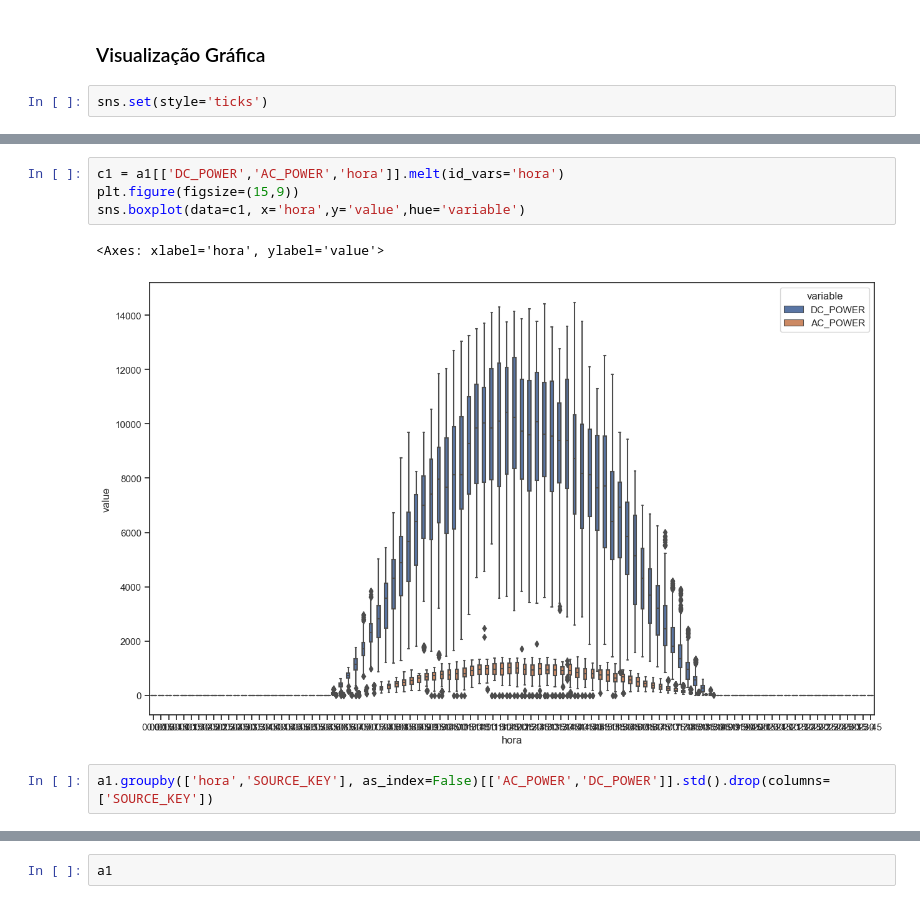
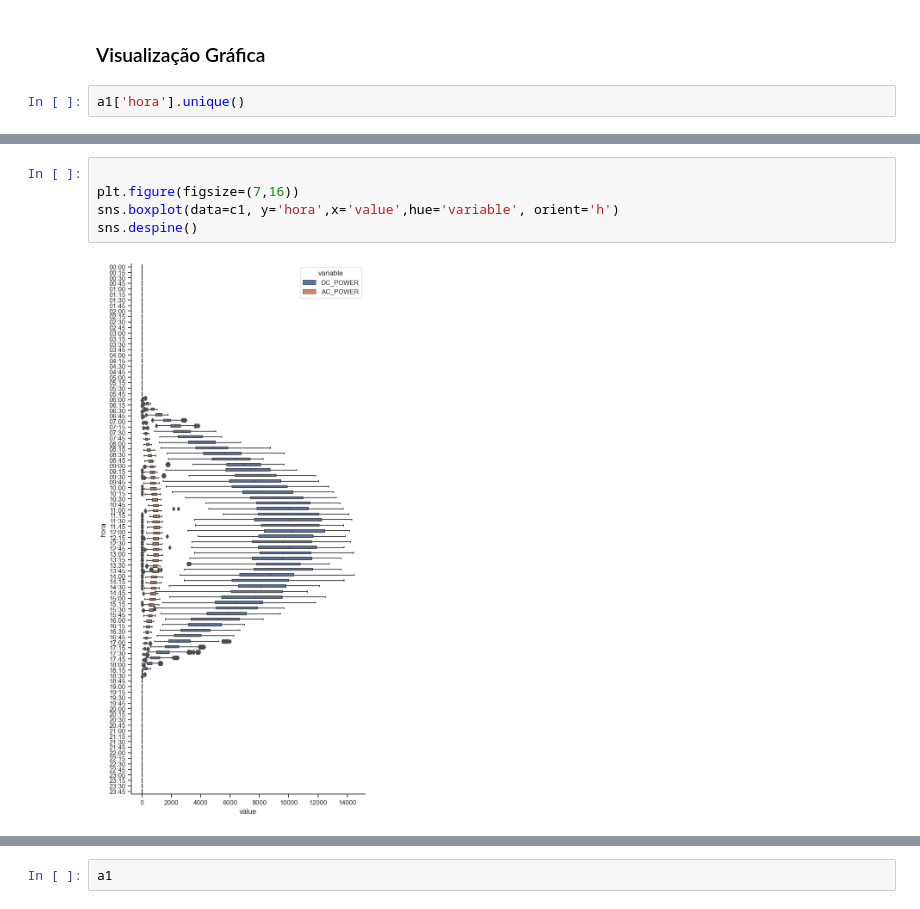
Before and after one commit to AlcidesGP/Portfolio, a Jupyter notebook: ProjetoSemantix/Semantix.ipynb, the cells around one changed output, grey strips where cells are left out. Saved outputs shown, nothing was run; the diff lists cells and outputs as text.

```diff
--- a/ProjetoSemantix/Semantix.ipynb
+++ b/ProjetoSemantix/Semantix.ipynb
@@ -157,4 +159,4 @@ a2.head()
 # %% [markdown]
 ### Visualização Gráfica
 # %%
-sns.set(style='ticks')
+a1['hora'].unique()
@@ -161,11 +229,9 @@ sns.set(style='ticks')
 # %%
-c1 = a1[['DC_POWER','AC_POWER','hora']].melt(id_vars='hora')
-plt.figure(figsize=(15,9))
-sns.boxplot(data=c1, x='hora',y='value',hue='variable')
+
+plt.figure(figsize=(7,16))
+sns.boxplot(data=c1, y='hora',x='value',hue='variable', orient='h')
+sns.despine()
 # %% [output]
-<Axes: xlabel='hora', ylabel='value'>
-[figure, old version]
+[figure, new version]
-# %%
-a1.groupby(['hora','SOURCE_KEY'], as_index=False)[['AC_POWER','DC_POWER']].std().drop(columns=['SOURCE_KEY'])
 # %%
 
```
Also changed, not shown: parts of 10 cells of this notebook, 9 other files.
